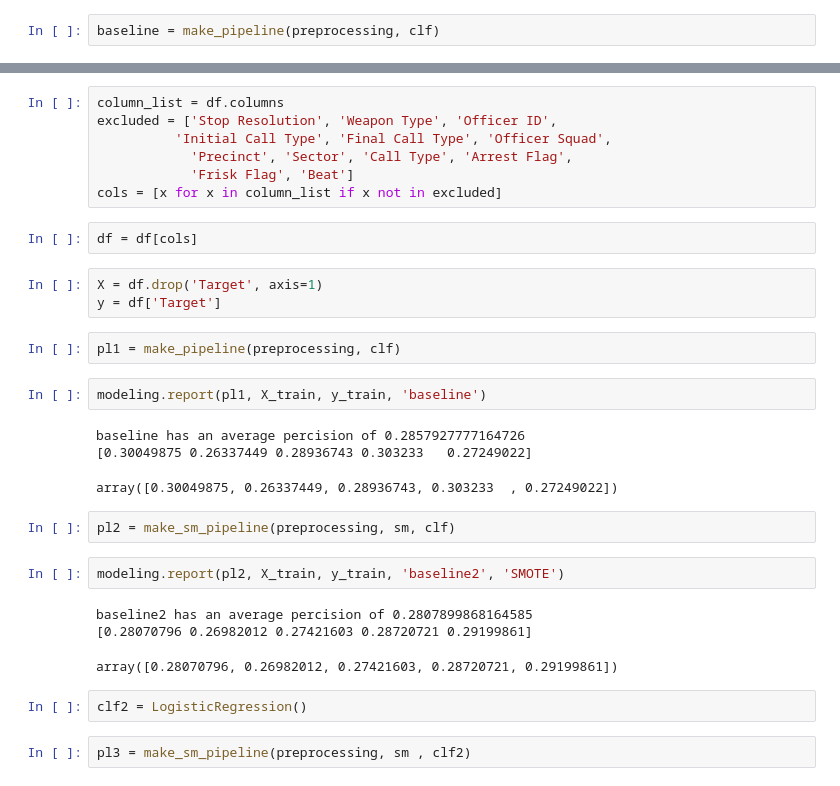
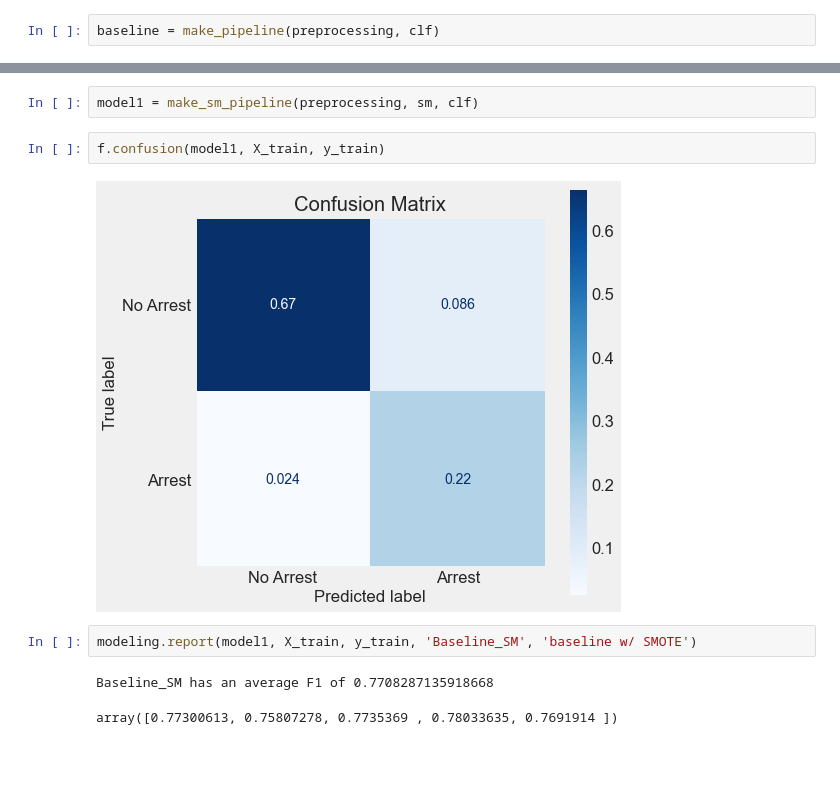
Before and after one commit to jeffreyhwatson/terry_stops_project, a Jupyter notebook: notebooks/exploratory/engineering.ipynb, the cells around one changed output, grey strips where cells are left out. Saved outputs shown, nothing was run; the diff lists cells and outputs as text; blank space fills up the shorter version.

```diff
--- a/notebooks/exploratory/engineering.ipynb
+++ b/notebooks/exploratory/engineering.ipynb
@@ -116,32 +99,11 @@ Index(['Target', 'Subject Age Group', 'Stop Resolution', 'Weapon Type',
-# %%
-column_list = df.columns
-excluded = ['Stop Resolution', 'Weapon Type', 'Officer ID',
-          'Initial Call Type', 'Final Call Type', 'Officer Squad',
-            'Precinct', 'Sector', 'Call Type', 'Arrest Flag',
-            'Frisk Flag', 'Beat']
-cols = [x for x in column_list if x not in excluded]
-# %%
-df = df[cols]
-# %%
-X = df.drop('Target', axis=1)
-y = df['Target']
-# %%
-pl1 = make_pipeline(preprocessing, clf)
+# %%
+model1 = make_sm_pipeline(preprocessing, sm, clf)
+# %%
+f.confusion(model1, X_train, y_train)
+# %% [output]
+[figure, added]
 # %%
-modeling.report(pl1, X_train, y_train, 'baseline')
+modeling.report(model1, X_train, y_train, 'Baseline_SM', 'baseline w/ SMOTE')
 # %% [output]
-baseline has an average percision of 0.2857927777164726
-[0.30049875 0.26337449 0.28936743 0.303233   0.27249022]
+Baseline_SM has an average F1 of 0.7708287135918668
-array([0.30049875, 0.26337449, 0.28936743, 0.303233  , 0.27249022])
+array([0.77300613, 0.75807278, 0.7735369 , 0.78033635, 0.7691914 ])
-# %%
-pl2 = make_sm_pipeline(preprocessing, sm, clf)
-# %%
-modeling.report(pl2, X_train, y_train, 'baseline2', 'SMOTE')
-# %% [output]
-baseline2 has an average percision of 0.2807899868164585
-[0.28070796 0.26982012 0.27421603 0.28720721 0.29199861]
-array([0.28070796, 0.26982012, 0.27421603, 0.28720721, 0.29199861])
-# %%
-clf2 = LogisticRegression()
-# %%
-pl3 = make_sm_pipeline(preprocessing, sm , clf2)
```
Also changed, not shown: parts of 25 cells of this notebook, 3 other files.
